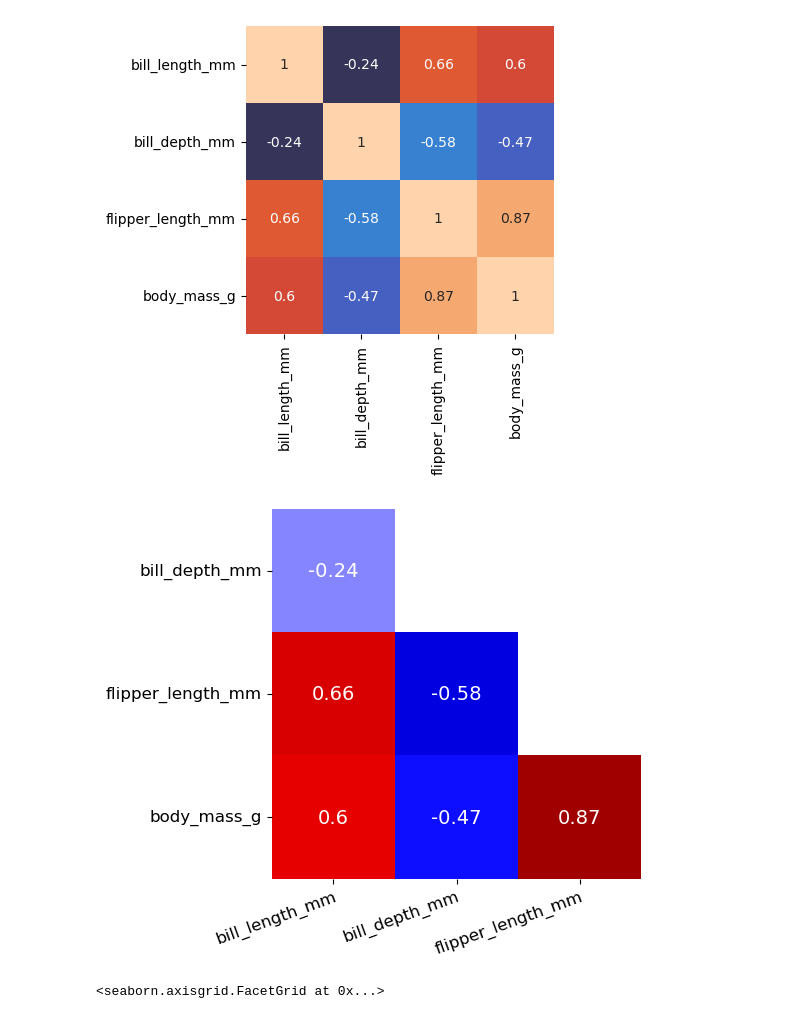
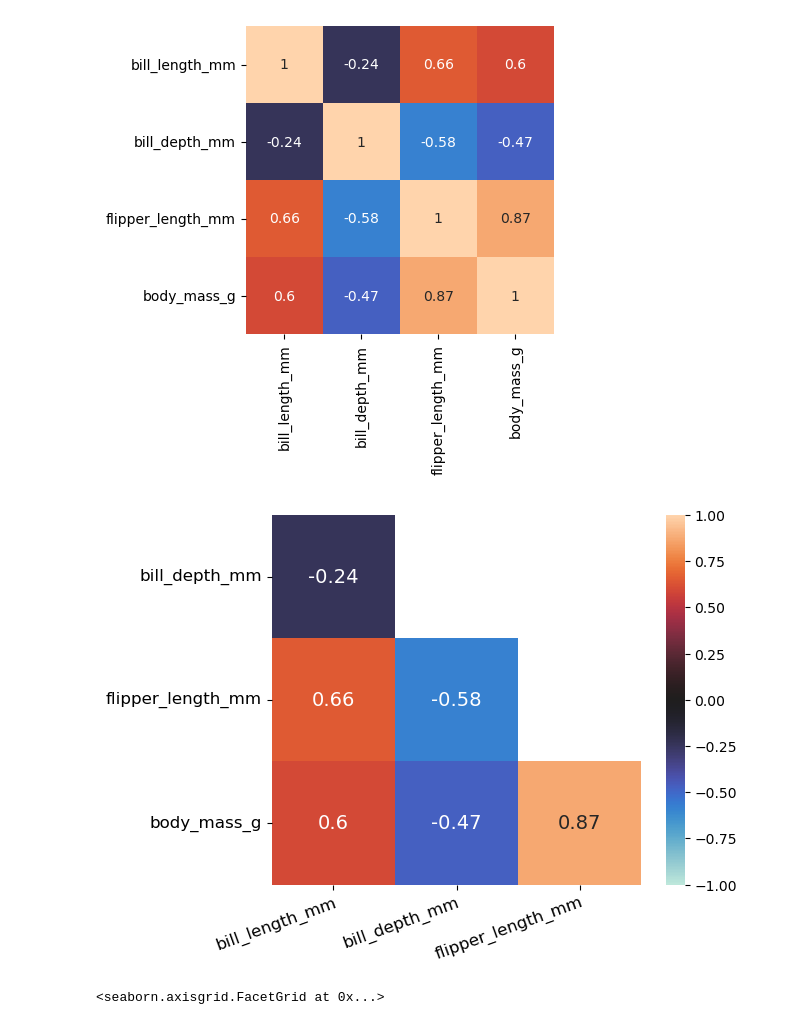
Before and after one commit to akodiro1/Data-Visualization-with-Python, a Jupyter notebook: 1-Seaborn-code.ipynb, the cells around one changed output. Drawn from its saved outputs; the diff is of its cells as text; code cells hidden in the pictures.

```diff
--- a/1-Seaborn-code.ipynb
+++ b/1-Seaborn-code.ipynb
@@ -452,22 +455,22 @@ import numpy as np
 # %%
 corr = penguins.select_dtypes("number").corr()
 # add corr significance? (p-value? or stars for significance level?)
 sns.heatmap(
     corr.iloc[1:, :-1],
     vmin=-1,
     vmax=1,
     center=0,
     annot=True,
     square=True,
     mask=np.triu(corr)[1:, :-1],
     annot_kws={"fontsize": 14},
-    cmap="seismic",
-    cbar=False,
+    cmap="icefire",
+    # cbar=False,
 ).tick_params(labelsize=12)
 plt.xticks(rotation=20, ha="right", rotation_mode="anchor")
 plt.yticks(rotation=0);
 # %% [output]
-[figure, old version]
+[figure, new version]
 # %%
 # =================================================-
 #### Slide 25: Format plots in seaborn (cont'd)  ####
```
Also changed, not shown: parts of 1 cell of this notebook, 2 other files.
